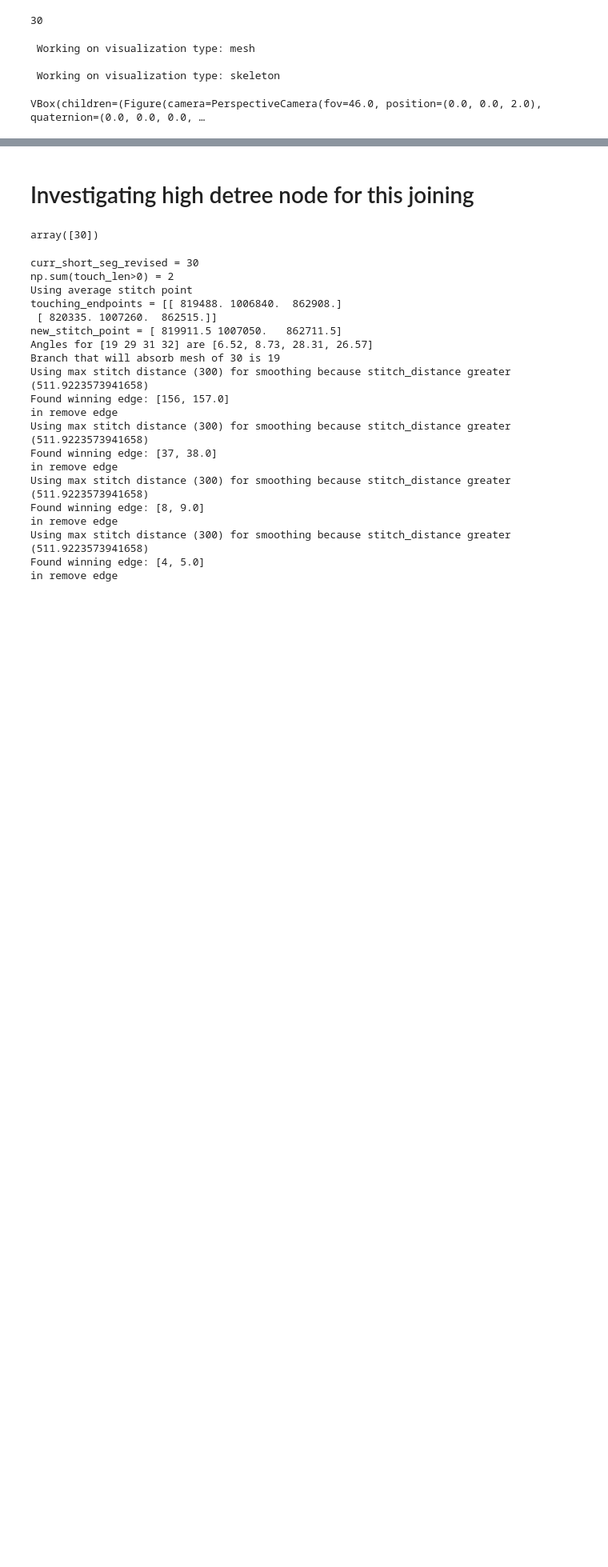
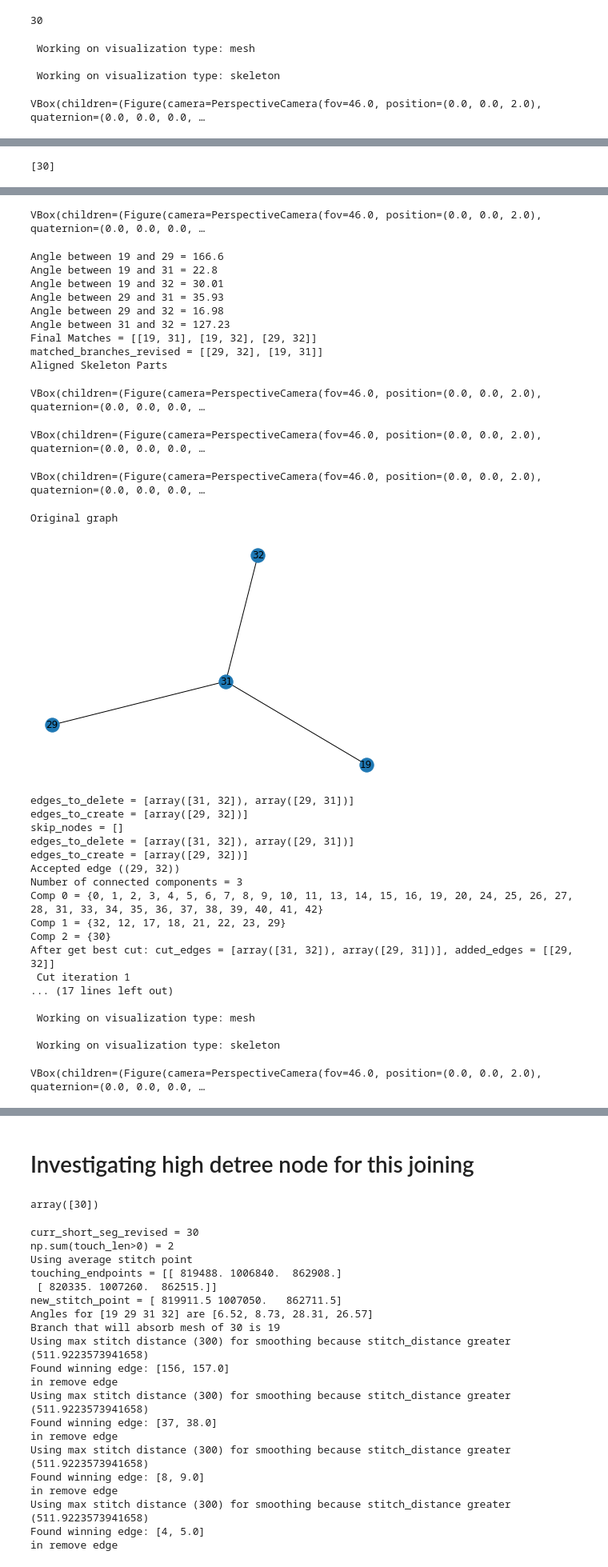
Before and after one commit to celiibrendan/neuron_mesh_tools, a Jupyter notebook: Auto_Proofreading/Compartments/Axon/Axon_Classification_Vp1.ipynb, the cells around one changed output, grey strips where cells are left out. Shown: that part at 80% size. Cells and saved outputs as stored; diff of their text form; code cells hidden in the pictures; blank space fills up the shorter version.

```diff
--- a/Auto_Proofreading/Compartments/Axon/Axon_Classification_Vp1.ipynb
+++ b/Auto_Proofreading/Compartments/Axon/Axon_Classification_Vp1.ipynb
@@ -199,0 +241,11 @@ VBox(children=(Figure(camera=PerspectiveCamera(fov=46.0, position=(0.0, 0.0, 2.0
+# %%
+pru.get_attribute_from_suggestion(curr_limb_results,1,
+                                 "removed_branches")
+# %% [output]
+[30]
+# %%
+curr_limb_results = pru.multi_soma_split_suggestions(neuron_obj,
+                                 verbose = True,
+                                 plot_intermediates=True,
+                                plot_suggestions=True)
+# %% [output]
@@ -199,0 +269,33 @@ VBox(children=(Figure(camera=PerspectiveCamera(fov=46.0, position=(0.0, 0.0, 2.0
+VBox(children=(Figure(camera=PerspectiveCamera(fov=46.0, position=(0.0, 0.0, 2.0), quaternion=(0.0, 0.0, 0.0, …
+Angle between 19 and 29 = 166.6
+Angle between 19 and 31 = 22.8
+Angle between 19 and 32 = 30.01
+Angle between 29 and 31 = 35.93
+Angle between 29 and 32 = 16.98
+Angle between 31 and 32 = 127.23
+Final Matches = [[19, 31], [19, 32], [29, 32]]
+matched_branches_revised = [[29, 32], [19, 31]]
+Aligned Skeleton Parts
+VBox(children=(Figure(camera=PerspectiveCamera(fov=46.0, position=(0.0, 0.0, 2.0), quaternion=(0.0, 0.0, 0.0, …
+VBox(children=(Figure(camera=PerspectiveCamera(fov=46.0, position=(0.0, 0.0, 2.0), quaternion=(0.0, 0.0, 0.0, …
+VBox(children=(Figure(camera=PerspectiveCamera(fov=46.0, position=(0.0, 0.0, 2.0), quaternion=(0.0, 0.0, 0.0, …
+Original graph
+[figure, added]
+edges_to_delete = [array([31, 32]), array([29, 31])]
+edges_to_create = [array([29, 32])]
+skip_nodes = []
+edges_to_delete = [array([31, 32]), array([29, 31])]
+edges_to_create = [array([29, 32])]
+Accepted edge ((29, 32))
+Number of connected components = 3
+Comp 0 = {0, 1, 2, 3, 4, 5, 6, 7, 8, 9, 10, 11, 13, 14, 15, 16, 19, 20, 24, 25, 26, 27, 28, 31, 33, 34, 35, 36, 37, 38, 39, 40, 41, 42}
+Comp 1 = {32, 12, 17, 18, 21, 22, 23, 29}
+Comp 2 = {30}
+After get best cut: cut_edges = [array([31, 32]), array([29, 31])], added_edges = [[29, 32]]
+ Cut iteration 1
+... (17 lines left out)
+
+ Working on visualization type: mesh
+
+ Working on visualization type: skeleton
+VBox(children=(Figure(camera=PerspectiveCamera(fov=46.0, position=(0.0, 0.0, 2.0), quaternion=(0.0, 0.0, 0.0, …
```
Also changed, not shown: parts of 21 cells of this notebook, 4 other files.
